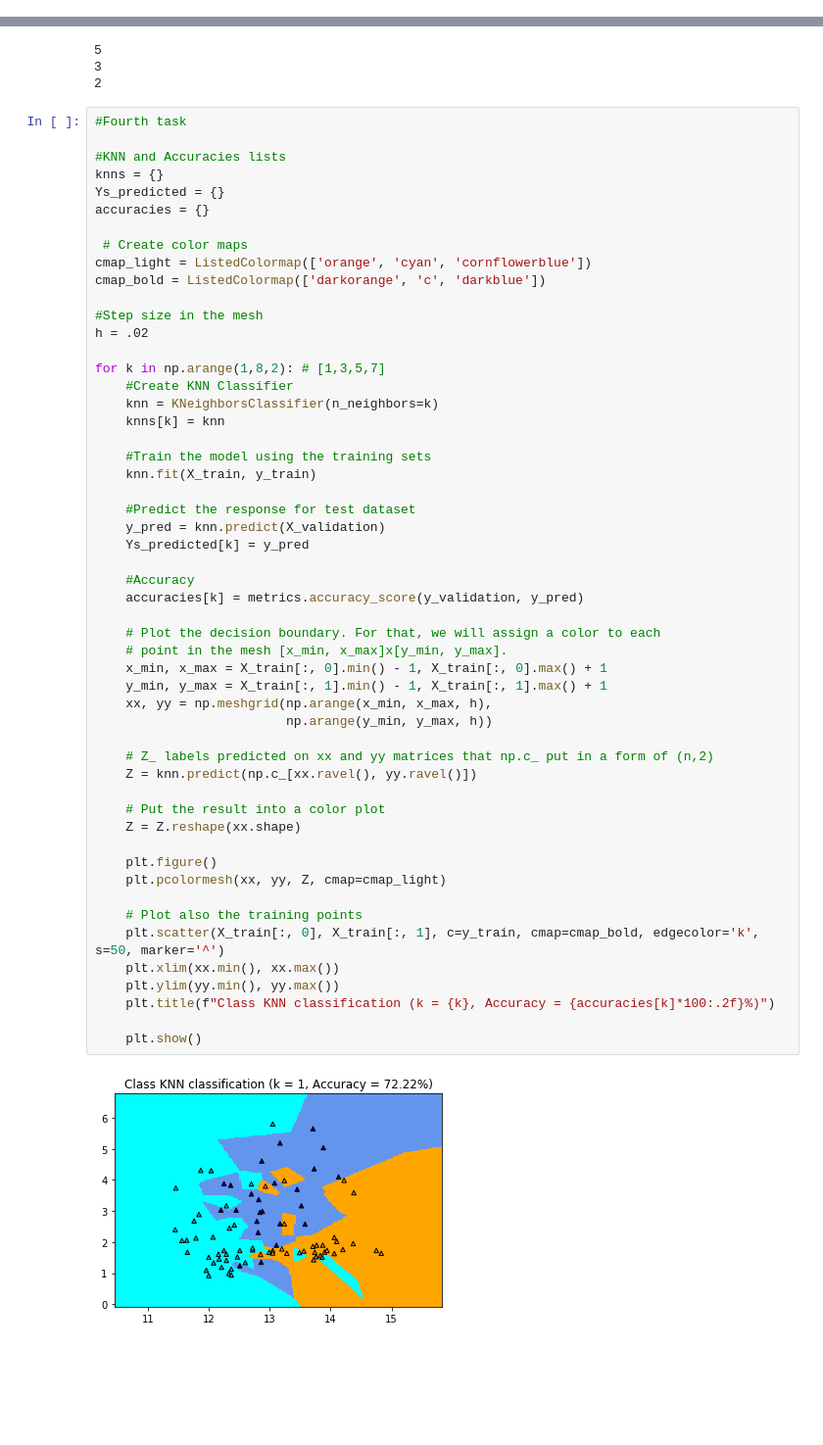
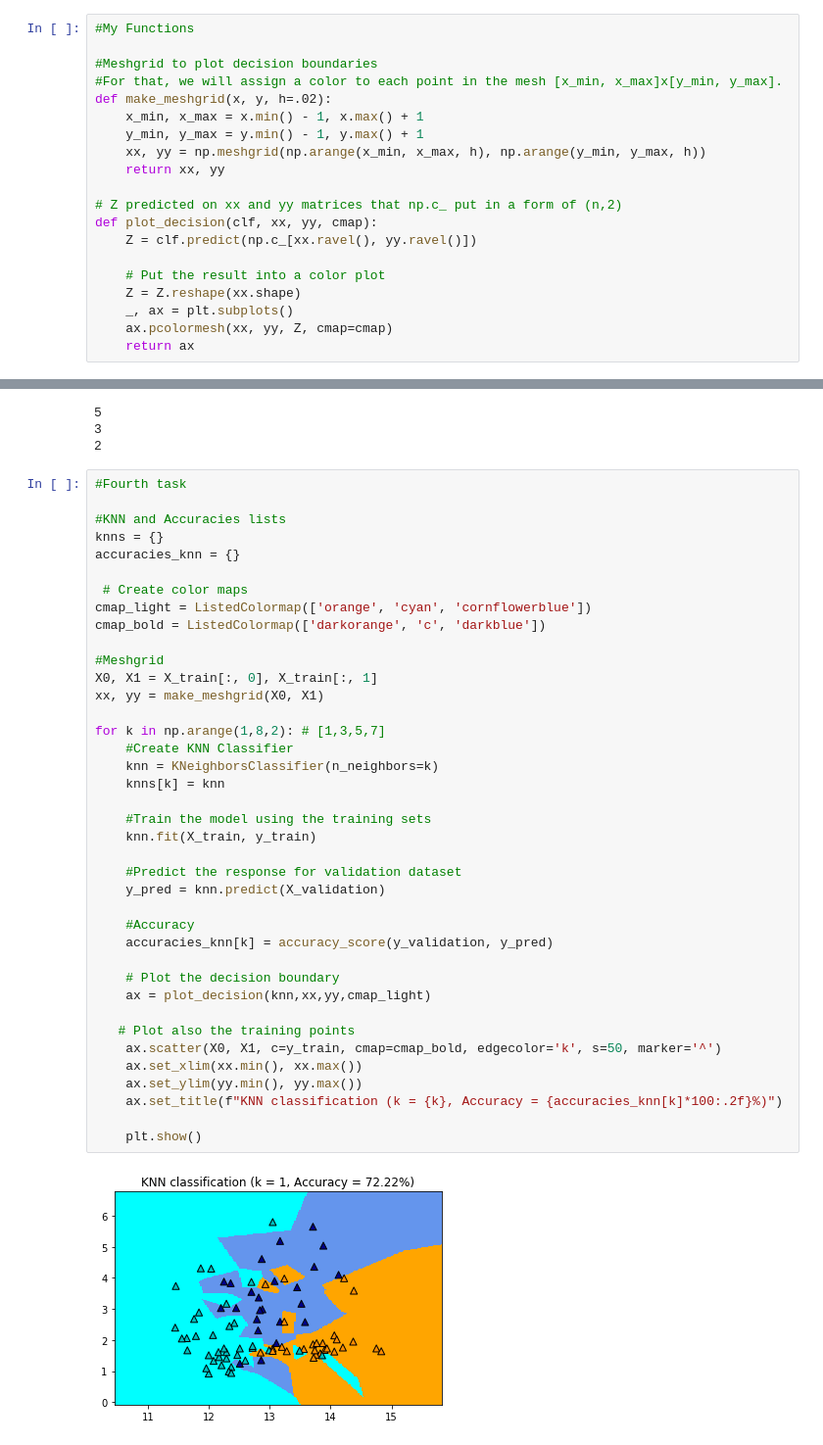
Before and after one commit to SimonettaBodojra/MLDL_HW1, a Jupyter notebook: HW1_Solution.ipynb, the cells around one changed output, grey strips where cells are left out. Shown at 98% size. Drawn from its saved outputs; the diff is of its cells as text; blank space fills up the shorter version.

Commit message:
Step 13 (knn, linear svm, rbf svm done)

```diff
--- a/HW1_Solution.ipynb
+++ b/HW1_Solution.ipynb
@@ -9,6 +10,26 @@ import numpy as np
 import matplotlib.pyplot as plt
 import seaborn as sns
 %matplotlib inline
+# %%
+#My Functions
+
+#Meshgrid to plot decision boundaries
+#For that, we will assign a color to each point in the mesh [x_min, x_max]x[y_min, y_max].
+def make_meshgrid(x, y, h=.02):
+    x_min, x_max = x.min() - 1, x.max() + 1
+    y_min, y_max = y.min() - 1, y.max() + 1
+    xx, yy = np.meshgrid(np.arange(x_min, x_max, h), np.arange(y_min, y_max, h))
+    return xx, yy
+
+# Z predicted on xx and yy matrices that np.c_ put in a form of (n,2)
+def plot_decision(clf, xx, yy, cmap):
+    Z = clf.predict(np.c_[xx.ravel(), yy.ravel()])
+
+    # Put the result into a color plot
+    Z = Z.reshape(xx.shape)
+    _, ax = plt.subplots()
+    ax.pcolormesh(xx, yy, Z, cmap=cmap)
+    return ax
 # %%
 # First task
 dataset = load_wine()
@@ -45,55 +66,41 @@ print(round(len(X_validation)/len(X)*10))
 # %%
 #Fourth task
 
 #KNN and Accuracies lists
 knns = {}
-Ys_predicted = {}
-accuracies = {}
+accuracies_knn = {}
 
  # Create color maps
 cmap_light = ListedColormap(['orange', 'cyan', 'cornflowerblue'])
 cmap_bold = ListedColormap(['darkorange', 'c', 'darkblue'])
 
-#Step size in the mesh
-h = .02
+#Meshgrid
+X0, X1 = X_train[:, 0], X_train[:, 1]
+xx, yy = make_meshgrid(X0, X1)
 
 for k in np.arange(1,8,2): # [1,3,5,7]
     #Create KNN Classifier
     knn = KNeighborsClassifier(n_neighbors=k)
     knns[k] = knn
 
     #Train the model using the training sets
     knn.fit(X_train, y_train)
 
-    #Predict the response for test dataset
+    #Predict the response for validation dataset
     y_pred = knn.predict(X_validation)
-    Ys_predicted[k] = y_pred
 
     #Accuracy
-    accuracies[k] = metrics.accuracy_score(y_validation, y_pred)
+    accuracies_knn[k] = accuracy_score(y_validation, y_pred)
 
-    # Plot the decision boundary. For that, we will assign a color to each
-    # point in the mesh [x_min, x_max]x[y_min, y_max].
-    x_min, x_max = X_train[:, 0].min() - 1, X_train[:, 0].max() + 1
-    y_min, y_max = X_train[:, 1].min() - 1, X_train[:, 1].max() + 1
-    xx, yy = np.meshgrid(np.arange(x_min, x_max, h),
-                         np.arange(y_min, y_max, h))
+    # Plot the decision boundary
+    ax = plot_decision(knn,xx,yy,cmap_light)
 
-    # Z_ labels predicted on xx and yy matrices that np.c_ put in a form of (n,2)
-    Z = knn.predict(np.c_[xx.ravel(), yy.ravel()])
-
-    # Put the result into a color plot
-    Z = Z.reshape(xx.shape)
-
-    plt.figure()
-    plt.pcolormesh(xx, yy, Z, cmap=cmap_light)
-
-    # Plot also the training points
-    plt.scatter(X_train[:, 0], X_train[:, 1], c=y_train, cmap=cmap_bold, edgecolor='k', s=50, marker='^')
-    plt.xlim(xx.min(), xx.max())
-    plt.ylim(yy.min(), yy.max())
-    plt.title(f"Class KNN classification (k = {k}, Accuracy = {accuracies[k]*100:.2f}%)")
+   # Plot also the training points
+    ax.scatter(X0, X1, c=y_train, cmap=cmap_bold, edgecolor='k', s=50, marker='^')
+    ax.set_xlim(xx.min(), xx.max())
+    ax.set_ylim(yy.min(), yy.max())
+    ax.set_title(f"KNN classification (k = {k}, Accuracy = {accuracies_knn[k]*100:.2f}%)")
 
     plt.show()
 # %% [output]
-[figure, old version]
+[figure, new version]
```
Also changed, not shown: parts of 9 cells of this notebook.
